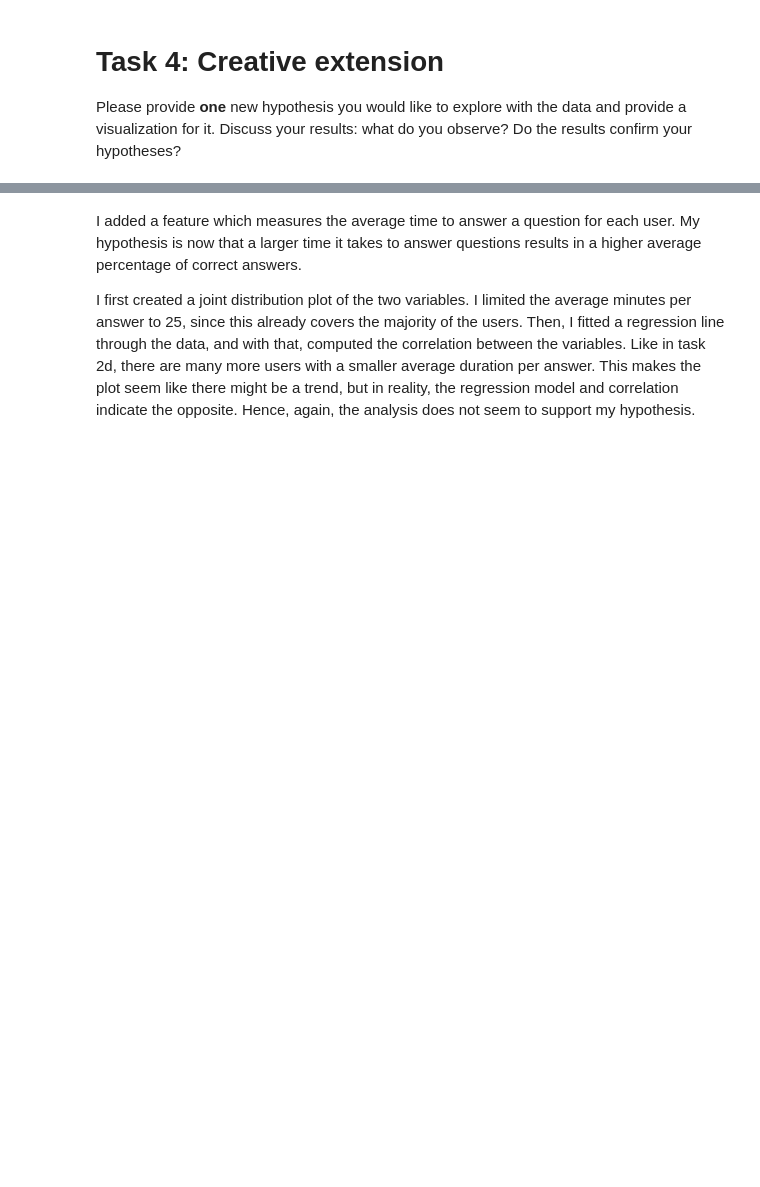
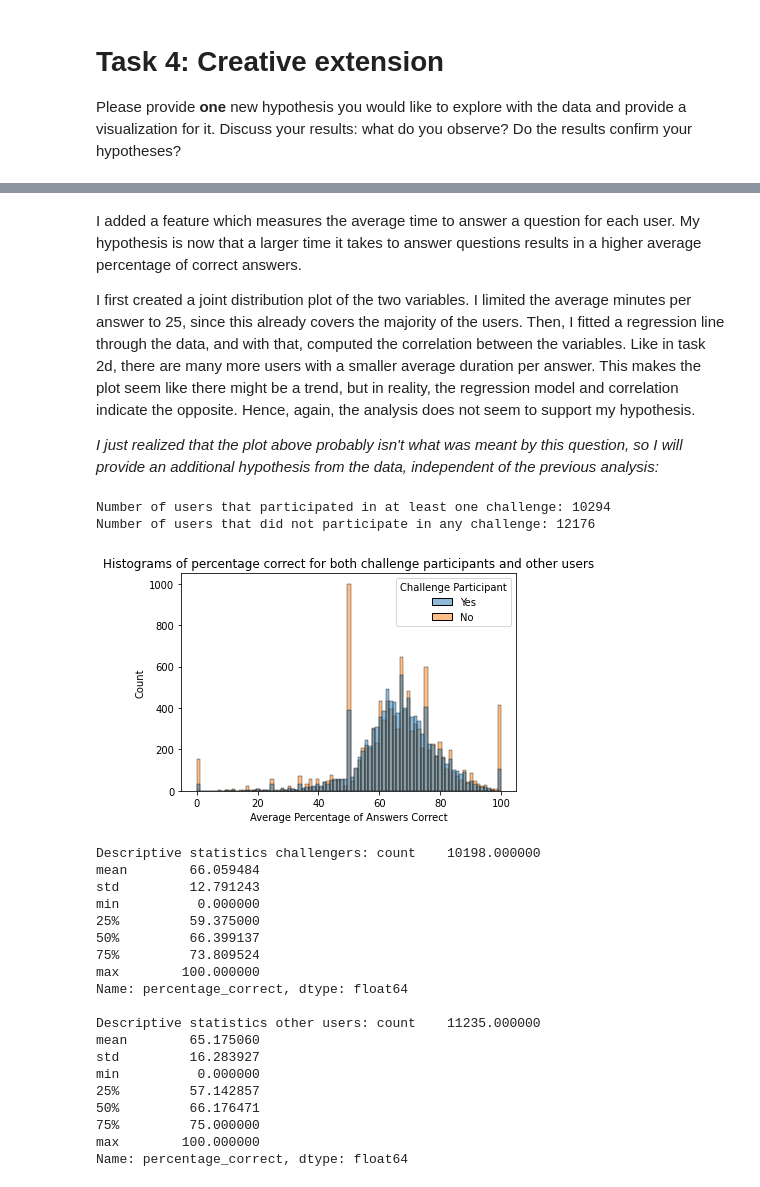
Before and after one commit to lars-quaedvlieg/mlbd-2023, a Jupyter notebook: project/milestone-02/m2_lernnavi_352130.ipynb, the cells around one changed output, grey strips where cells are left out. Saved outputs shown, nothing was run; the diff lists cells and outputs as text; code cells hidden in the pictures; blank space fills up the shorter version.

```diff
--- a/project/milestone-02/m2_lernnavi_352130.ipynb
+++ b/project/milestone-02/m2_lernnavi_352130.ipynb
@@ -472,3 +527,52 @@ plt.show()
 I added a feature which measures the average time to answer a question for each user. My hypothesis is now that a larger time it takes to answer questions results in a higher average percentage of correct answers.
 
 I first created a joint distribution plot of the two variables. I limited the average minutes per answer to 25, since this already covers the majority of the users. Then, I fitted a regression line through the data, and with that, computed the correlation between the variables. Like in task 2d, there are many more users with a smaller average duration per answer. This makes the plot seem like there might be a trend, but in reality, the regression model and correlation indicate the opposite. Hence, again, the analysis does not seem to support my hypothesis.
+
+*I just realized that the plot above probably isn't what was meant by this question, so I will provide an additional hypothesis from the data, independent of the previous analysis:*
+# %%
+# Merge events and transactions on transaction_token
+merged_data = pd.merge(events, transactions, on='transaction_token')
+
+# Get the users that participated in challenges
+challenge_participants = merged_data[merged_data['challenge'] == True]['user_id_x'].unique()
+
+print('Number of users that participated in at least one challenge:', len(challenge_participants))
+print('Number of users that did not participate in any challenge:', len(new_df['user_id'].unique()) - len(challenge_participants))
+
+# Create a new column for whether a person participated in a challenge
+new_df['Challenge Participant'] = 'No'
+new_df.loc[new_df['user_id'].isin(challenge_participants), 'Challenge Participant'] = 'Yes'
+
+# Create the plot
+sns.histplot(data=new_df, x="percentage_correct", hue="Challenge Participant")
+plt.title('Histograms of percentage correct for both challenge participants and other users')
+plt.xlabel('Average Percentage of Answers Correct')
+plt.show()
+
+# Distribution median
+print('Descriptive statistics challengers:', new_df[new_df['Challenge Participant'] == 'Yes']['percentage_correct'].describe())
+print()
+print('Descriptive statistics other users:', new_df[new_df['Challenge Participant'] == 'No']['percentage_correct'].describe())
+# %% [output]
+Number of users that participated in at least one challenge: 10294
+Number of users that did not participate in any challenge: 12176
+[figure, added]
+Descriptive statistics challengers: count    10198.000000
+mean        66.059484
+std         12.791243
+min          0.000000
+25%         59.375000
+50%         66.399137
+75%         73.809524
+max        100.000000
+Name: percentage_correct, dtype: float64
+
+Descriptive statistics other users: count    11235.000000
+mean        65.175060
+std         16.283927
+min          0.000000
+25%         57.142857
+50%         66.176471
+75%         75.000000
+max        100.000000
+Name: percentage_correct, dtype: float64
```
Also changed, not shown: parts of 10 cells of this notebook.
